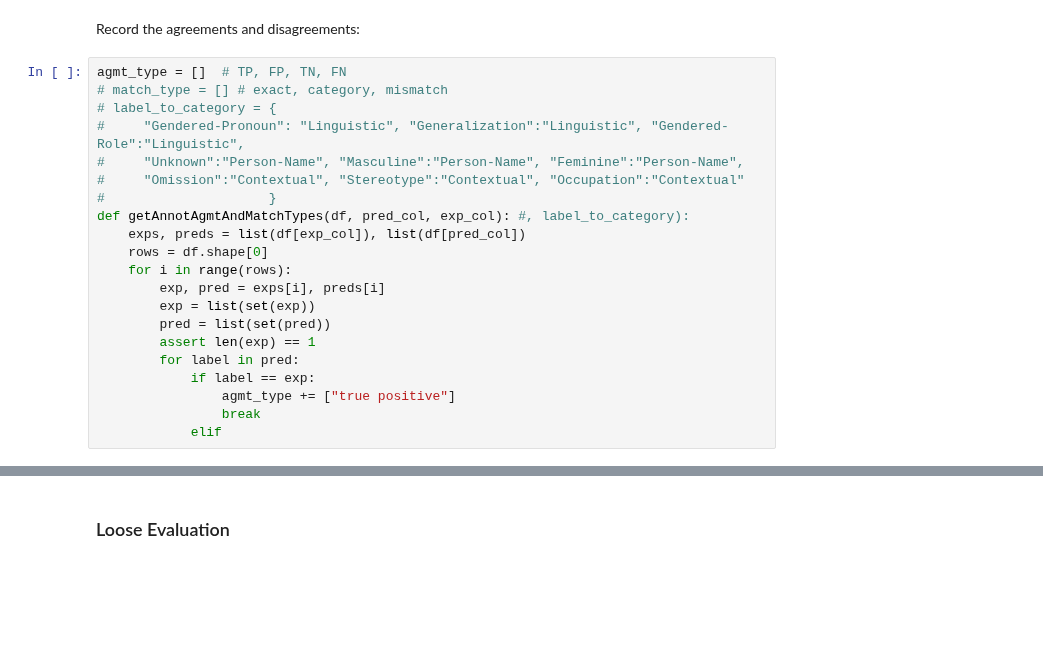
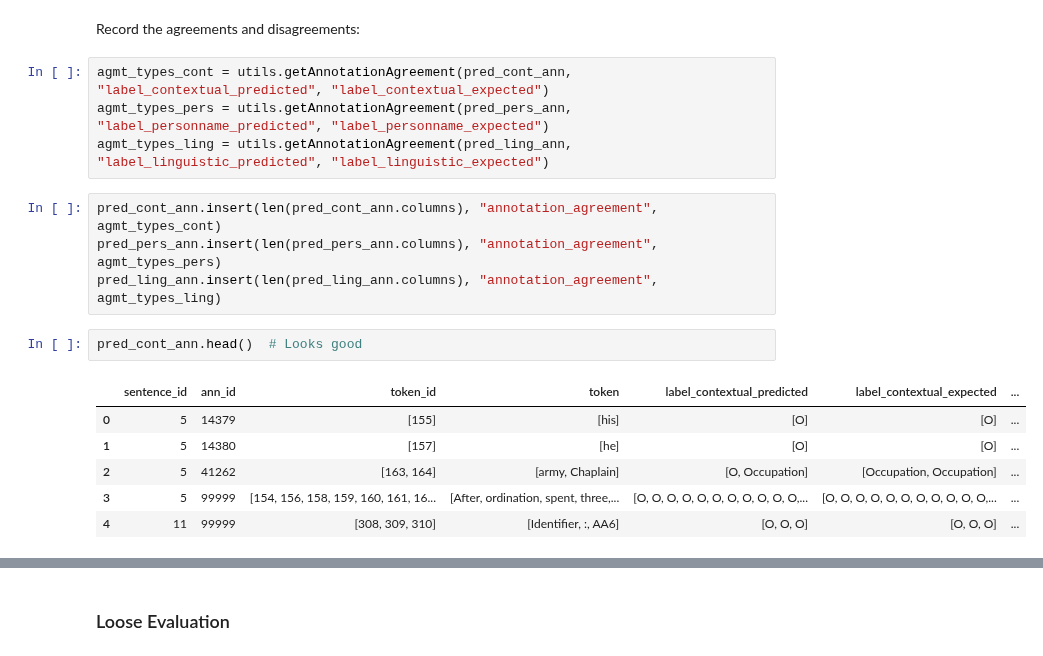
Before and after one commit to thegoose20/gender-bias, a Jupyter notebook: token_classification/BaselineSequenceClassifiers_LabelsCustomFastText.ipynb, the cells around one changed output, grey strips where cells are left out. Cells and saved outputs as stored; diff of their text form; blank space fills up the shorter version.

```diff
--- a/token_classification/BaselineSequenceClassifiers_LabelsCustomFastText.ipynb
+++ b/token_classification/BaselineSequenceClassifiers_LabelsCustomFastText.ipynb
@@ -1963,23 +1961,19 @@ pred_ling_ann.head()
 # %% [markdown]
 Record the agreements and disagreements:
-# %%
-agmt_type = []  # TP, FP, TN, FN
-# match_type = [] # exact, category, mismatch
-# label_to_category = {
-#     "Gendered-Pronoun": "Linguistic", "Generalization":"Linguistic", "Gendered-Role":"Linguistic",
-#     "Unknown":"Person-Name", "Masculine":"Person-Name", "Feminine":"Person-Name",
-#     "Omission":"Contextual", "Stereotype":"Contextual", "Occupation":"Contextual"
-#                     }
-def getAnnotAgmtAndMatchTypes(df, pred_col, exp_col): #, label_to_category):
-    exps, preds = list(df[exp_col]), list(df[pred_col])
-    rows = df.shape[0]
-    for i in range(rows):
-        exp, pred = exps[i], preds[i]
-        exp = list(set(exp))
-        pred = list(set(pred))
-        assert len(exp) == 1
-        for label in pred:
-            if label == exp:
-                agmt_type += ["true positive"]
-                break
-            elif
+# %%
+agmt_types_cont = utils.getAnnotationAgreement(pred_cont_ann, "label_contextual_predicted", "label_contextual_expected")
+agmt_types_pers = utils.getAnnotationAgreement(pred_pers_ann, "label_personname_predicted", "label_personname_expected")
+agmt_types_ling = utils.getAnnotationAgreement(pred_ling_ann, "label_linguistic_predicted", "label_linguistic_expected")
+# %%
+pred_cont_ann.insert(len(pred_cont_ann.columns), "annotation_agreement", agmt_types_cont)
+pred_pers_ann.insert(len(pred_pers_ann.columns), "annotation_agreement", agmt_types_pers)
+pred_ling_ann.insert(len(pred_ling_ann.columns), "annotation_agreement", agmt_types_ling)
+# %%
+pred_cont_ann.head()  # Looks good
+# %% [output]
+|  | sentence_id | ann_id | token_id | token | label_contextual_predicted | label_contextual_expected | ... |
+| 0 | 5 | 14379 | [155] | [his] | [O] | [O] | ... |
+| 1 | 5 | 14380 | [157] | [he] | [O] | [O] | ... |
+| 2 | 5 | 41262 | [163, 164] | [army, Chaplain] | [O, Occupation] | [Occupation, Occupation] | ... |
+| 3 | 5 | 99999 | [154, 156, 158, 159, 160, 161, 16... | [After, ordination, spent, three,... | [O, O, O, O, O, O, O, O, O, O, O,... | [O, O, O, O, O, O, O, O, O, O, O,... | ... |
+| 4 | 11 | 99999 | [308, 309, 310] | [Identifier, :, AA6] | [O, O, O] | [O, O, O] | ... |
```
Also changed, not shown: parts of 14 cells of this notebook, 5 other files.
